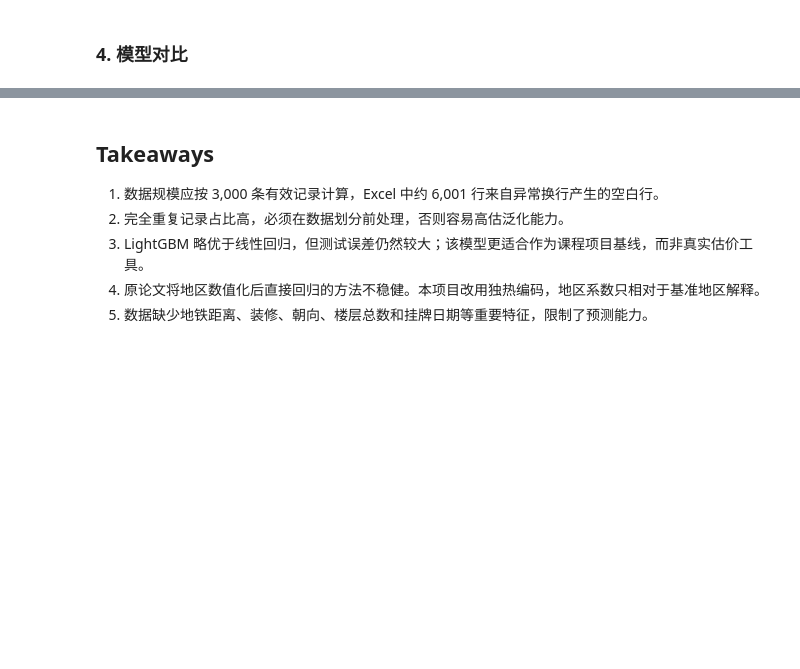
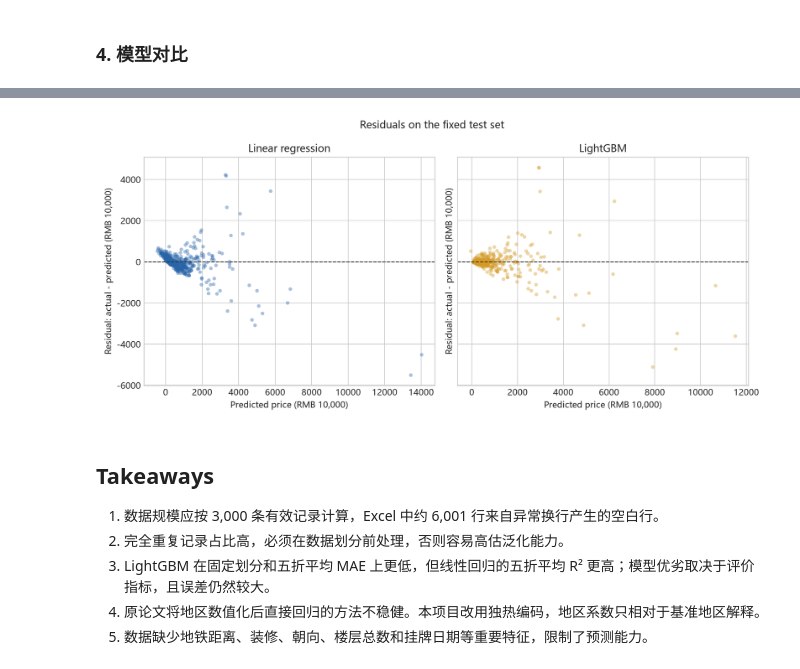
Before and after one commit to xvbohan92-ai/beijing-secondhand-housing-analysis, a Jupyter notebook: notebooks/01_reproducible_analysis.ipynb, the cells around one changed output, grey strips where cells are left out. Cells and saved outputs as stored; diff of their text form; code cells hidden in the pictures; blank space fills up the shorter version.

```diff
--- a/notebooks/01_reproducible_analysis.ipynb
+++ b/notebooks/01_reproducible_analysis.ipynb
@@ -158,8 +171,12 @@ display(Image(filename=str(ROOT / "reports" / "figures" / "model_predictions.png
+# %%
+display(Image(filename=str(ROOT / "reports" / "figures" / "residuals.png")))
+# %% [output]
+[figure, added]
 # %% [markdown]
 ## Takeaways
 
 1. 数据规模应按 3,000 条有效记录计算，Excel 中约 6,001 行来自异常换行产生的空白行。
 2. 完全重复记录占比高，必须在数据划分前处理，否则容易高估泛化能力。
-3. LightGBM 略优于线性回归，但测试误差仍然较大；该模型更适合作为课程项目基线，而非真实估价工具。
+3. LightGBM 在固定划分和五折平均 MAE 上更低，但线性回归的五折平均 R² 更高；模型优劣取决于评价指标，且误差仍然较大。
 4. 原论文将地区数值化后直接回归的方法不稳健。本项目改用独热编码，地区系数只相对于基准地区解释。
 5. 数据缺少地铁距离、装修、朝向、楼层总数和挂牌日期等重要特征，限制了预测能力。
```
Also changed, not shown: parts of 6 cells of this notebook, 14 other files.
